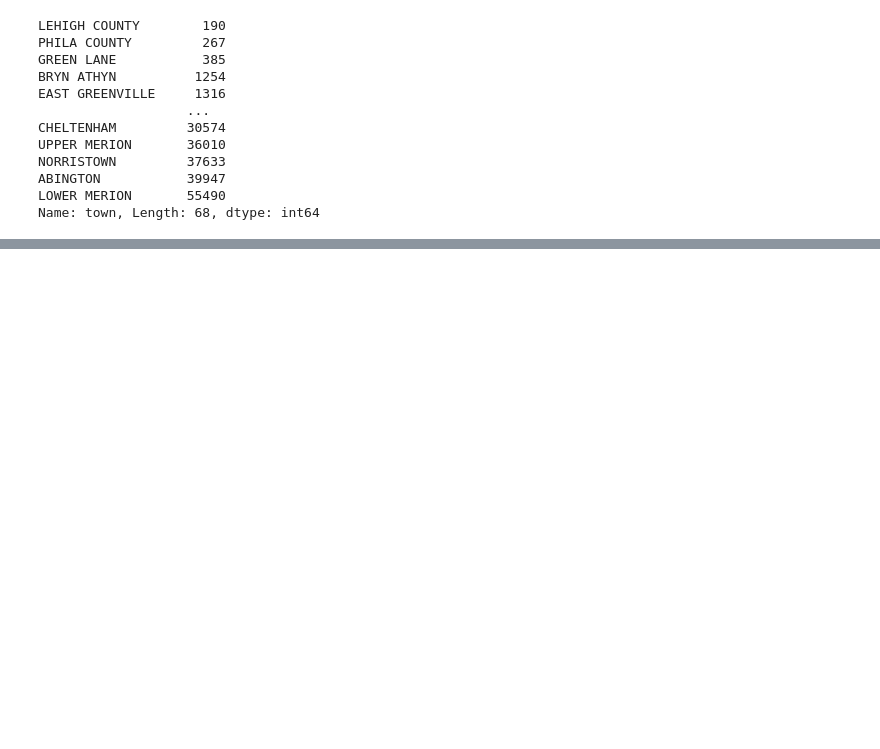
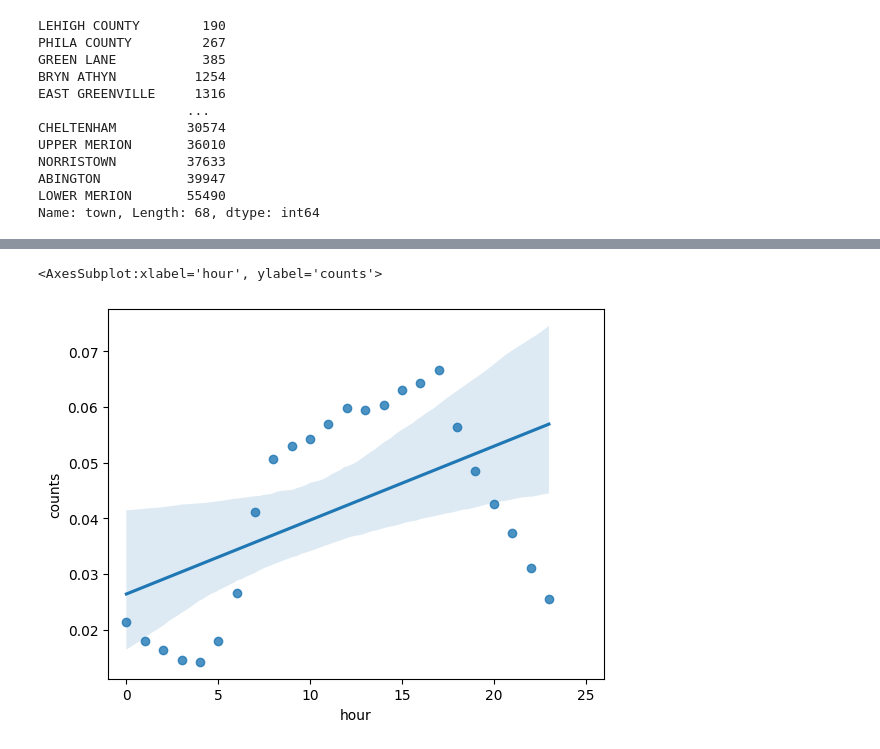
Before and after one commit to mmonastyrskiy/7_sem, a Jupyter notebook: ML/lab/lab1/Lab1.ipynb, the cells around one changed output, grey strips where cells are left out. Saved outputs shown, nothing was run; the diff lists cells and outputs as text; code cells hidden in the pictures; blank space fills up the shorter version.

```diff
--- a/ML/lab/lab1/Lab1.ipynb
+++ b/ML/lab/lab1/Lab1.ipynb
@@ -95,0 +127,7 @@ df_t6["count"] = count
+# %%
+#Task 10
+plt.xlim(-1,26)
+sns.regplot(data=count,x="hour",y="counts")
+# %% [output]
+<AxesSubplot:xlabel='hour', ylabel='counts'>
+[figure, added]
```
Also changed, not shown: parts of 3 cells of this notebook, 2 other files.
